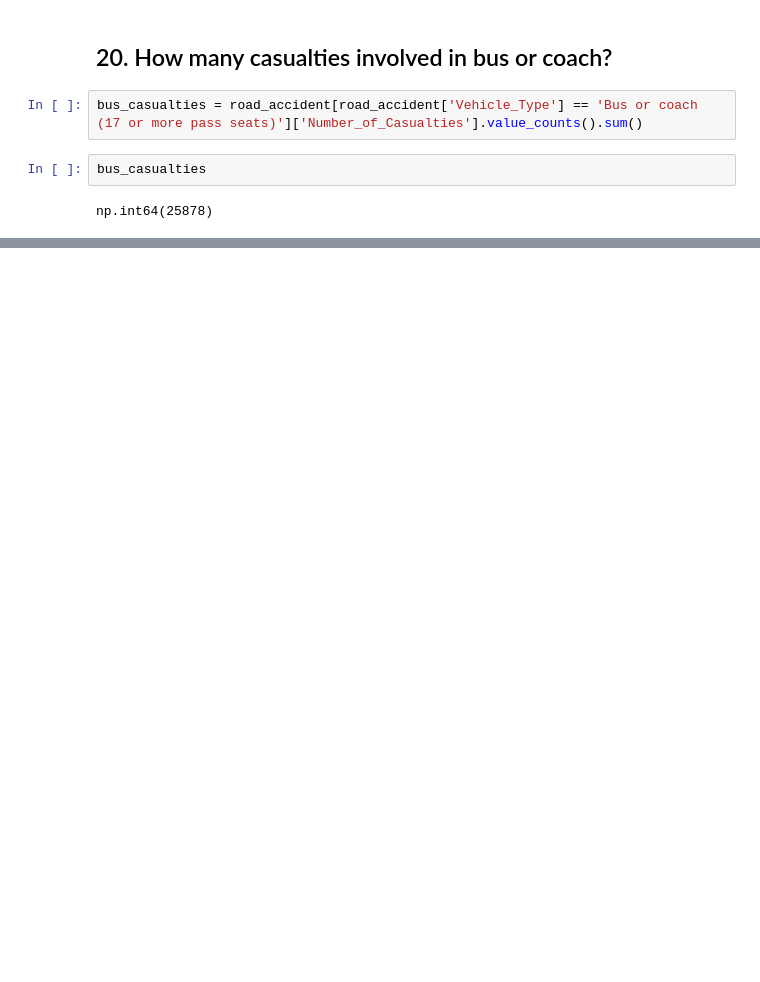
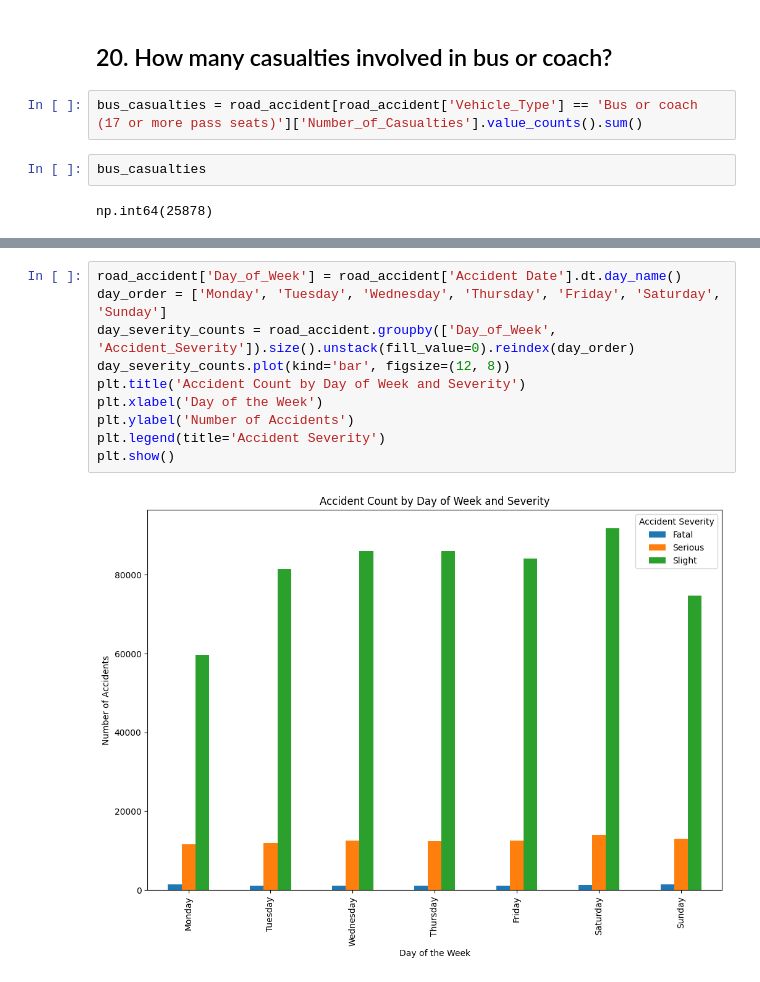
Before and after one commit to woweewoww/ELEC303_DataAnalytics, a Jupyter notebook: Activity2.ipynb, the cells around one changed output, grey strips where cells are left out. Drawn from its saved outputs; the diff is of its cells as text; blank space fills up the shorter version.

```diff
--- a/Activity2.ipynb
+++ b/Activity2.ipynb
@@ -782,0 +824,12 @@ np.int64(25878)
+# %%
+road_accident['Day_of_Week'] = road_accident['Accident Date'].dt.day_name()
+day_order = ['Monday', 'Tuesday', 'Wednesday', 'Thursday', 'Friday', 'Saturday', 'Sunday']
+day_severity_counts = road_accident.groupby(['Day_of_Week', 'Accident_Severity']).size().unstack(fill_value=0).reindex(day_order)
+day_severity_counts.plot(kind='bar', figsize=(12, 8))
+plt.title('Accident Count by Day of Week and Severity')
+plt.xlabel('Day of the Week')
+plt.ylabel('Number of Accidents')
+plt.legend(title='Accident Severity')
+plt.show()
+# %% [output]
+[figure, added]
```
Also changed, not shown: parts of 39 cells of this notebook.
